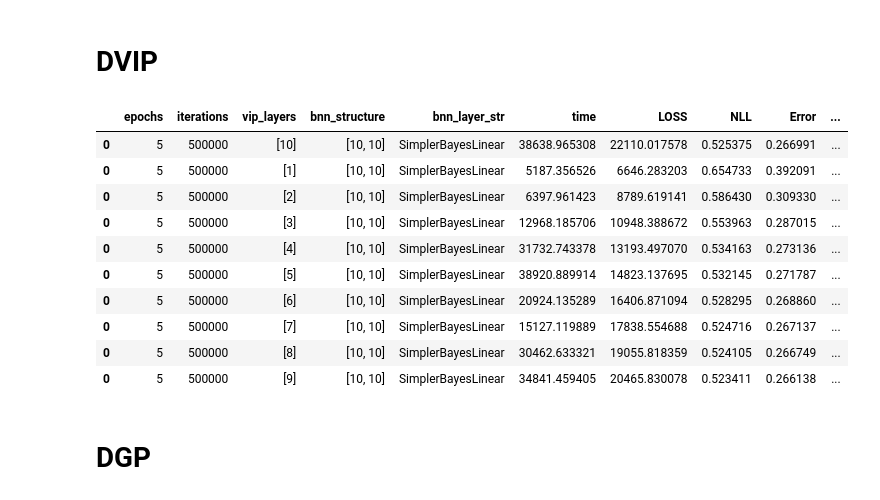
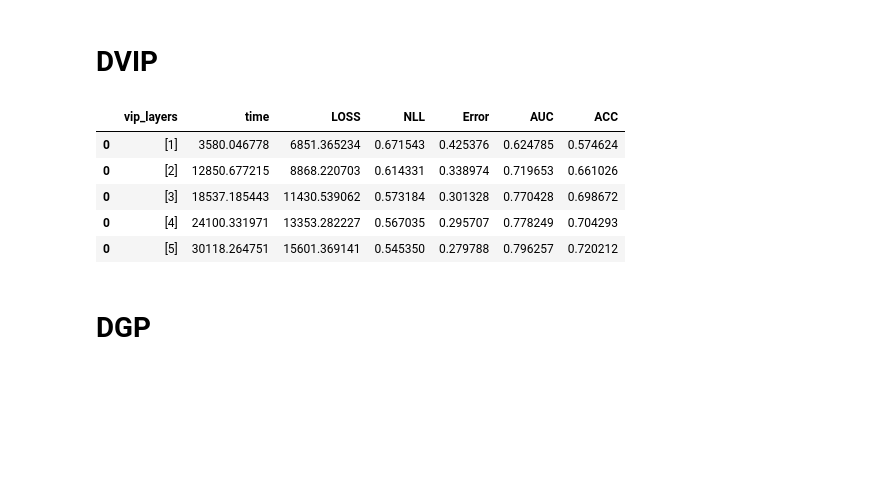
Before and after one commit to Ludvins/DeepVIP, a Jupyter notebook: results/results_higgs.ipynb, the cells around one changed output. Saved outputs shown, nothing was run; the diff lists cells and outputs as text; code cells hidden in the pictures; blank space fills up the shorter version.

```diff
--- a/results/results_higgs.ipynb
+++ b/results/results_higgs.ipynb
@@ -13,28 +13,24 @@ for f in res:
         continue
 df = pd.concat(df)
 df = df.loc[:, (df != df.iloc[0]).any()]
-df = df.drop(["name_flag", "dataset", "activation", "bnn_layer", "final_layer_noise"], axis=1)
+df = df.drop(["name_flag", "dataset", "activation", "final_layer_noise"], axis=1)
 df.drop_duplicates(inplace = True)
-df.to_csv("DVIP_Airline.csv", index = False)
+df["ACC"] = 1 - df["Error"]
+df.to_csv("DVIP_HIGGS.csv", index = False)
 # %%
 res2 = [i for i in glob.glob('DGP_HIGGS/*')]
 df2 = pd.concat([pd.read_csv(f) for f in res2 ]).drop(["Unnamed: 0"], axis = 1)
 df2.to_csv("DGP_HIGGS.csv", index = False)
 # %% [markdown]
 # DVIP
-# %%
-df.query("iterations == 500000 and bnn_layer_str == 'SimplerBayesLinear'")
-# %% [output]
-|  | epochs | iterations | vip_layers | bnn_structure | bnn_layer_str | time | LOSS | NLL | Error | ... |
-| 0 | 5 | 500000 | [10] | [10, 10] | SimplerBayesLinear | 38638.965308 | 22110.017578 | 0.525375 | 0.266991 | ... |
-| 0 | 5 | 500000 | [1] | [10, 10] | SimplerBayesLinear | 5187.356526 | 6646.283203 | 0.654733 | 0.392091 | ... |
-| 0 | 5 | 500000 | [2] | [10, 10] | SimplerBayesLinear | 6397.961423 | 8789.619141 | 0.586430 | 0.309330 | ... |
-| 0 | 5 | 500000 | [3] | [10, 10] | SimplerBayesLinear | 12968.185706 | 10948.388672 | 0.553963 | 0.287015 | ... |
-| 0 | 5 | 500000 | [4] | [10, 10] | SimplerBayesLinear | 31732.743378 | 13193.497070 | 0.534163 | 0.273136 | ... |
-| 0 | 5 | 500000 | [5] | [10, 10] | SimplerBayesLinear | 38920.889914 | 14823.137695 | 0.532145 | 0.271787 | ... |
-| 0 | 5 | 500000 | [6] | [10, 10] | SimplerBayesLinear | 20924.135289 | 16406.871094 | 0.528295 | 0.268860 | ... |
-| 0 | 5 | 500000 | [7] | [10, 10] | SimplerBayesLinear | 15127.119889 | 17838.554688 | 0.524716 | 0.267137 | ... |
-| 0 | 5 | 500000 | [8] | [10, 10] | SimplerBayesLinear | 30462.633321 | 19055.818359 | 0.524105 | 0.266749 | ... |
-| 0 | 5 | 500000 | [9] | [10, 10] | SimplerBayesLinear | 34841.459405 | 20465.830078 | 0.523411 | 0.266138 | ... |
+# %%
+df
+# %% [output]
+|  | vip_layers | time | LOSS | NLL | Error | AUC | ACC |
+| 0 | [1] | 3580.046778 | 6851.365234 | 0.671543 | 0.425376 | 0.624785 | 0.574624 |
+| 0 | [2] | 12850.677215 | 8868.220703 | 0.614331 | 0.338974 | 0.719653 | 0.661026 |
+| 0 | [3] | 18537.185443 | 11430.539062 | 0.573184 | 0.301328 | 0.770428 | 0.698672 |
+| 0 | [4] | 24100.331971 | 13353.282227 | 0.567035 | 0.295707 | 0.778249 | 0.704293 |
+| 0 | [5] | 30118.264751 | 15601.369141 | 0.545350 | 0.279788 | 0.796257 | 0.720212 |
 # %% [markdown]
 # DGP
```
Also changed, not shown: parts of 2 cells of this notebook, 48 other files.
